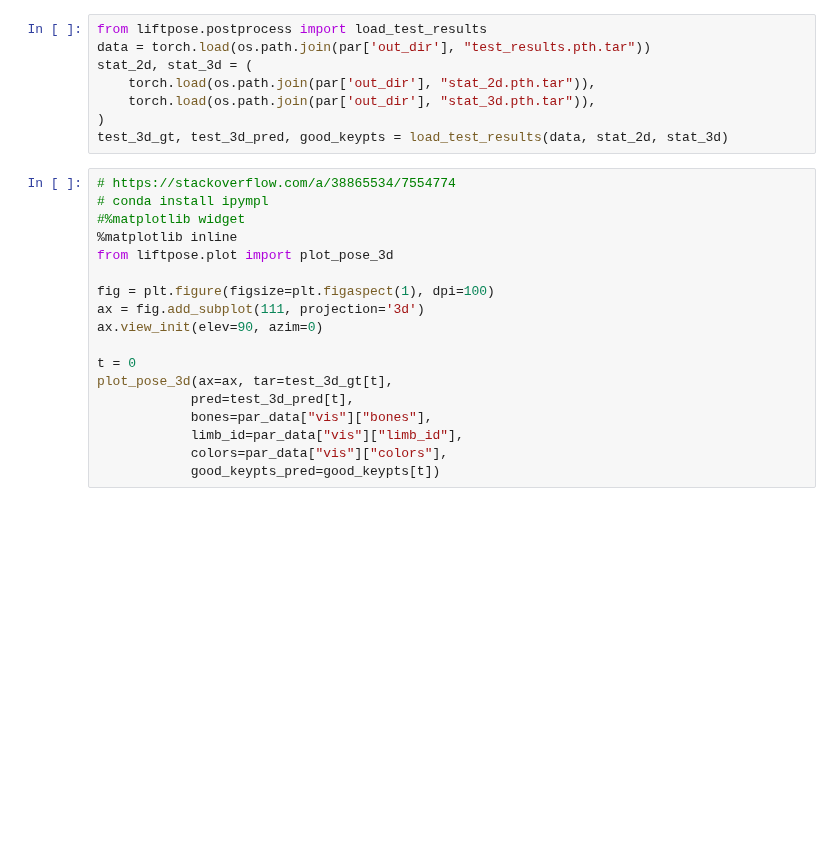
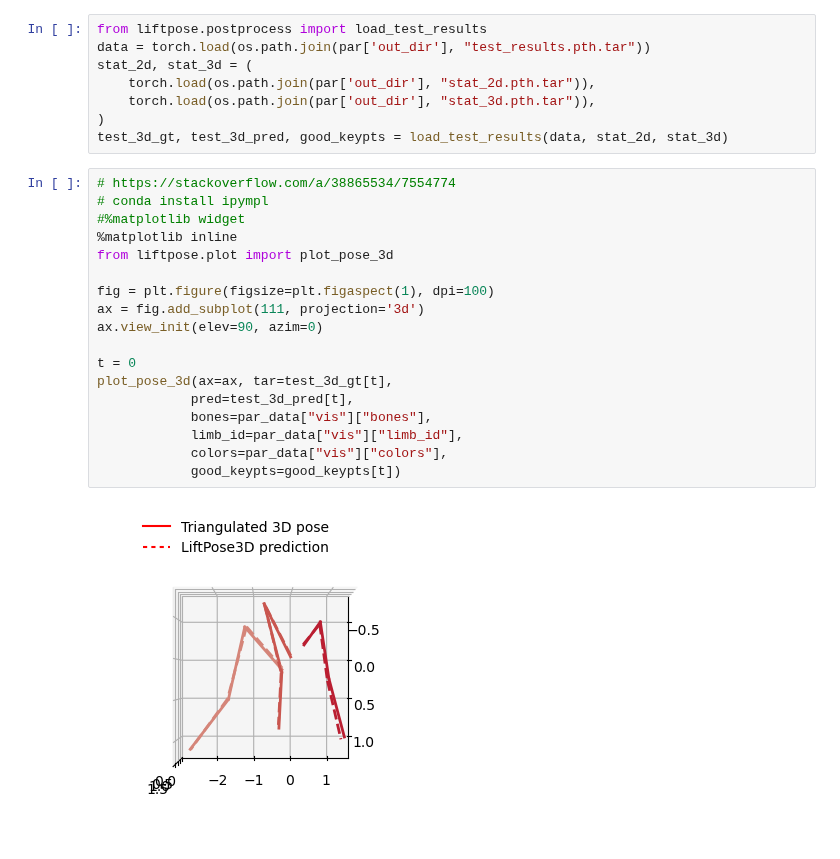
Before and after one commit to NeLy-EPFL/LiftPose3D, a Jupyter notebook: examples/fly_tether/fly_tether.ipynb, the cells around one changed output. Cells and saved outputs as stored; diff of their text form; blank space fills up the shorter version.

```diff
--- a/examples/fly_tether/fly_tether.ipynb
+++ b/examples/fly_tether/fly_tether.ipynb
@@ -117,18 +126,20 @@ test_3d_gt, test_3d_pred, good_keypts = load_test_results(data, stat_2d, stat_3d
 # %%
 # https://stackoverflow.com/a/38865534/7554774
 # conda install ipympl
 #%matplotlib widget
 %matplotlib inline
 from liftpose.plot import plot_pose_3d
 
 fig = plt.figure(figsize=plt.figaspect(1), dpi=100)
 ax = fig.add_subplot(111, projection='3d')
 ax.view_init(elev=90, azim=0)
 
 t = 0
 plot_pose_3d(ax=ax, tar=test_3d_gt[t],
             pred=test_3d_pred[t],
             bones=par_data["vis"]["bones"],
             limb_id=par_data["vis"]["limb_id"],
             colors=par_data["vis"]["colors"],
-            good_keypts_pred=good_keypts[t])
+            good_keypts=good_keypts[t])
+# %% [output]
+[figure, added]
```
Also changed, not shown: parts of 4 cells of this notebook, 7 other files.
